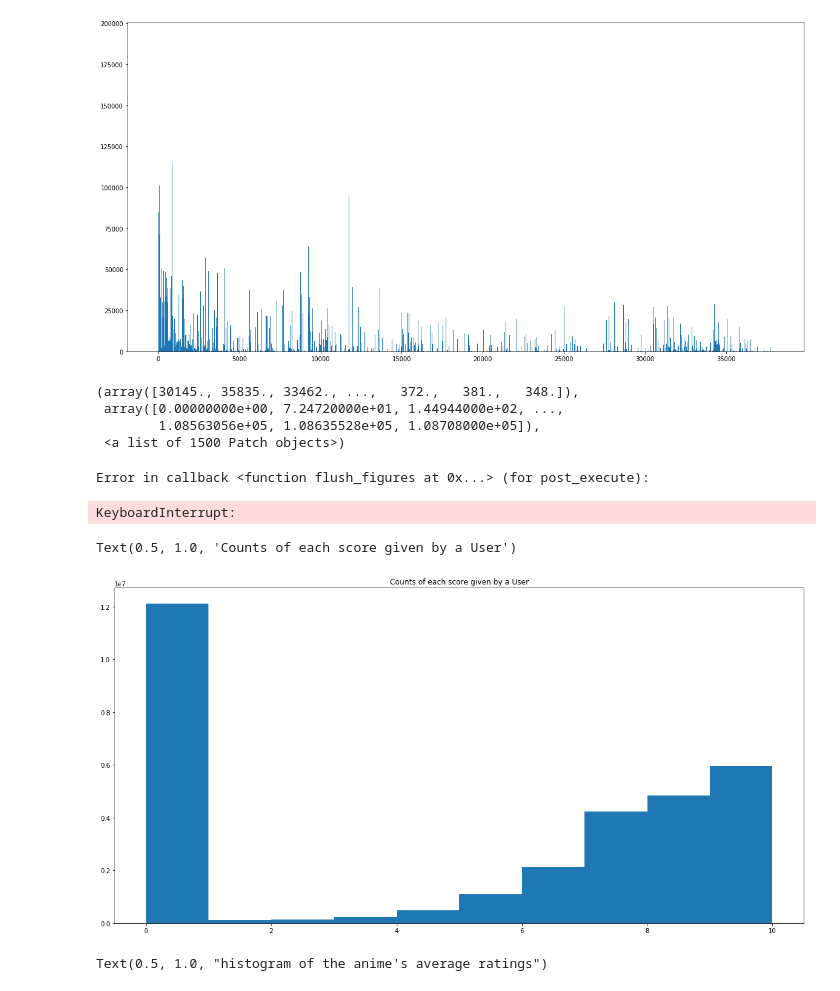
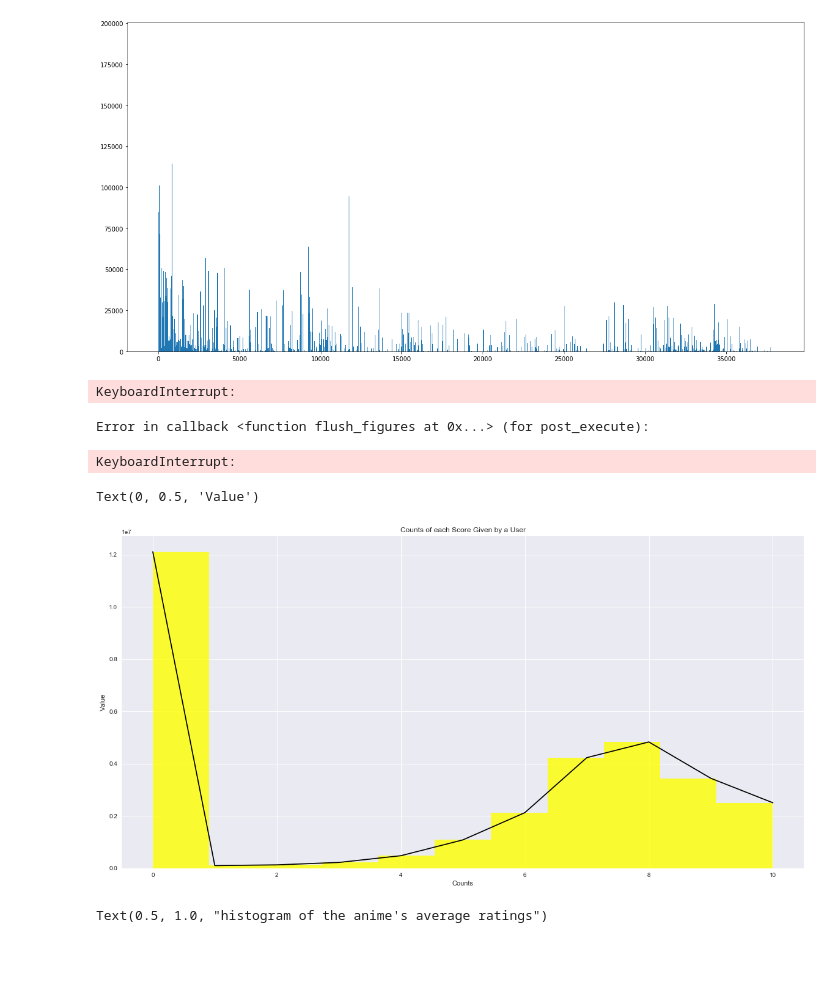
Before and after one commit to Jameshskelton/Anime_Recommender, a Jupyter notebook: myanimelist/EDA-myanimelist.ipynb, the cells around one changed output. Cells and saved outputs as stored; diff of their text form; code cells hidden in the pictures; blank space fills up the shorter version.

```diff
--- a/myanimelist/EDA-myanimelist.ipynb
+++ b/myanimelist/EDA-myanimelist.ipynb
@@ -2,12 +2,13 @@
 import pandas as pd
 import matplotlib.pyplot as plt
 pd.set_option('display.max_columns', None)
-
+from scipy.stats import ks_2samp
 
 # import pyspark as ps    # for the pyspark suite
 # from pyspark.sql.types import StructType, StructField
 # from pyspark.sql.types import IntegerType, StringType, FloatType, DateType, TimestampType
 # import pyspark.sql.functions as F
+plt.style.use('seaborn')
 # %% [markdown]
 # The following cells are where i make the different iterations of clean data sets that will be tested
 
@@ -130,8 +247,9 @@ plt.hist(scoresdf.username, bins = 500)
 # %%
-scoresdf.anime_id.dropna(inplace = True)
+# scoresdf['anime_id'] = scoresdf['anime_id'].dropna()
 fig, ax = plt.subplots(figsize = (20,10))
 plt.hist(scoresdf.anime_id, bins = 250)
-ax.set_title('Histogram Showing the Count of Anime Reviews')
-
+ax.set_title('Histogram Showing the Count of Anime Reviews in scoresdf')
+ax.set_xlim(0, 40000)
+ax.set_ylabel('Counts of anime reviews')
 # scoresdf
 # %% [output]
@@ -288,18 +424,18 @@ fig, ax = plt.subplots(figsize = (20,10))
 ax.hist(x, bins = 1500)
 # ax.set_xlim(0,1500)
 # %% [output]
-(array([30145., 35835., 33462., ...,   372.,   381.,   348.]),
- array([0.00000000e+00, 7.24720000e+01, 1.44944000e+02, ...,
-        1.08563056e+05, 1.08635528e+05, 1.08708000e+05]),
- <a list of 1500 Patch objects>)
+KeyboardInterrupt:
 Error in callback <function flush_figures at 0x...> (for post_execute):
 KeyboardInterrupt:
 # %%
 # len(scoresdf.username.unique()) =108710
 # len(scoresdf.anime_id.unique()) =  666
 fig, ax = plt.subplots(figsize = (20,10))
-plt.hist(scoresdf.my_score)
-ax.set_title('Counts of each score given by a User')
+plt.hist(scoresdf.my_score, bins = 11, color = 'yellow', alpha = .8)
+plt.plot(range(0,11),score.username, color = 'black')
+ax.set_title('Counts of each Score Given by a User')
+ax.set_xlabel('Counts')
+ax.set_ylabel('Value')
 # %% [output]
-Text(0.5, 1.0, 'Counts of each score given by a User')
+Text(0, 0.5, 'Value')
-[figure, old version]
+[figure, new version]
```
Also changed, not shown: parts of 45 cells of this notebook, 1 other file.
